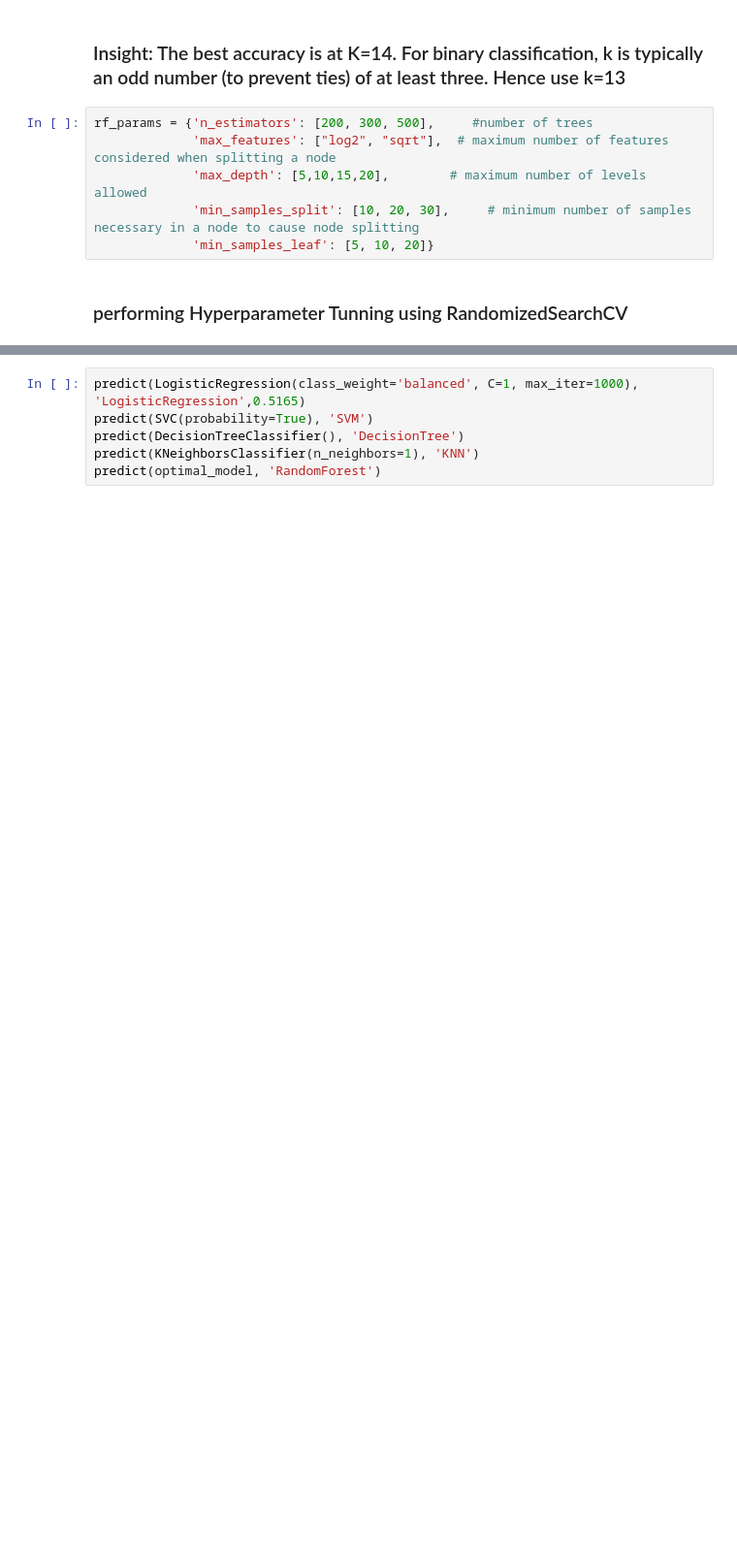
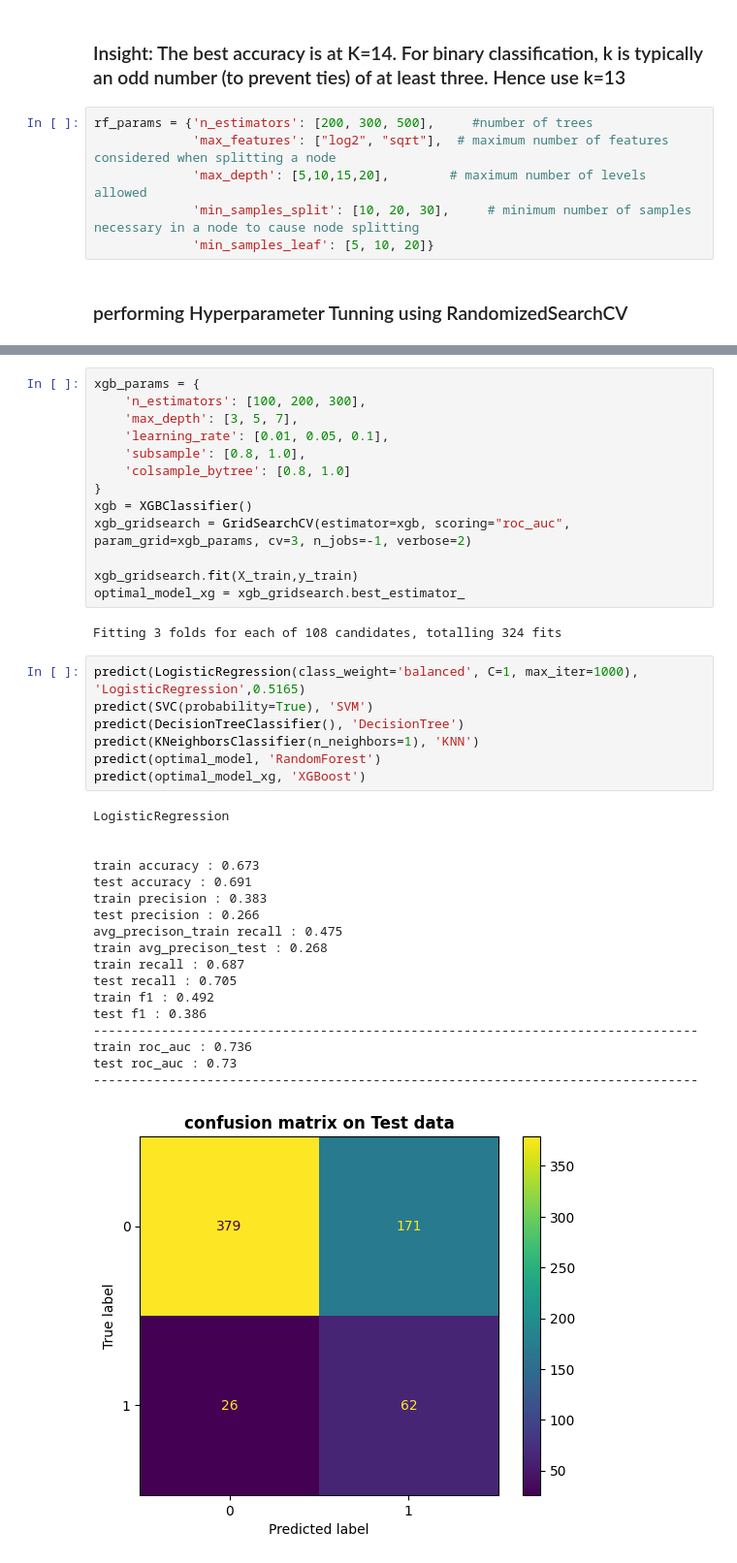
Before and after one commit to Bhoomi413/Predict-CHD-for-Over-10years-Ml, a Jupyter notebook: notebooks/compareModels.ipynb, the cells around one changed output, grey strips where cells are left out. Shown at 97% size. Drawn from its saved outputs; the diff is of its cells as text; blank space fills up the shorter version.

```diff
--- a/notebooks/compareModels.ipynb
+++ b/notebooks/compareModels.ipynb
@@ -209,6 +224,41 @@ optimal_model
+# %%
+xgb_params = {
+    'n_estimators': [100, 200, 300],
+    'max_depth': [3, 5, 7],
+    'learning_rate': [0.01, 0.05, 0.1],
+    'subsample': [0.8, 1.0],
+    'colsample_bytree': [0.8, 1.0]
+}
+xgb = XGBClassifier()
+xgb_gridsearch = GridSearchCV(estimator=xgb, scoring="roc_auc", param_grid=xgb_params, cv=3, n_jobs=-1, verbose=2)
+
+xgb_gridsearch.fit(X_train,y_train)
+optimal_model_xg = xgb_gridsearch.best_estimator_
+# %% [output]
+Fitting 3 folds for each of 108 candidates, totalling 324 fits
 # %%
 predict(LogisticRegression(class_weight='balanced', C=1, max_iter=1000), 'LogisticRegression',0.5165)
 predict(SVC(probability=True), 'SVM')
 predict(DecisionTreeClassifier(), 'DecisionTree')
 predict(KNeighborsClassifier(n_neighbors=1), 'KNN')
 predict(optimal_model, 'RandomForest')
+predict(optimal_model_xg, 'XGBoost')
+# %% [output]
+LogisticRegression
+
+
+train accuracy : 0.673
+test accuracy : 0.691
+train precision : 0.383
+test precision : 0.266
+avg_precison_train recall : 0.475
+train avg_precison_test : 0.268
+train recall : 0.687
+test recall : 0.705
+train f1 : 0.492
+test f1 : 0.386
+--------------------------------------------------------------------------------
+train roc_auc : 0.736
+test roc_auc : 0.73
+--------------------------------------------------------------------------------
+[figure, added]
```
Also changed, not shown: parts of 11 cells of this notebook, 8 other files.
